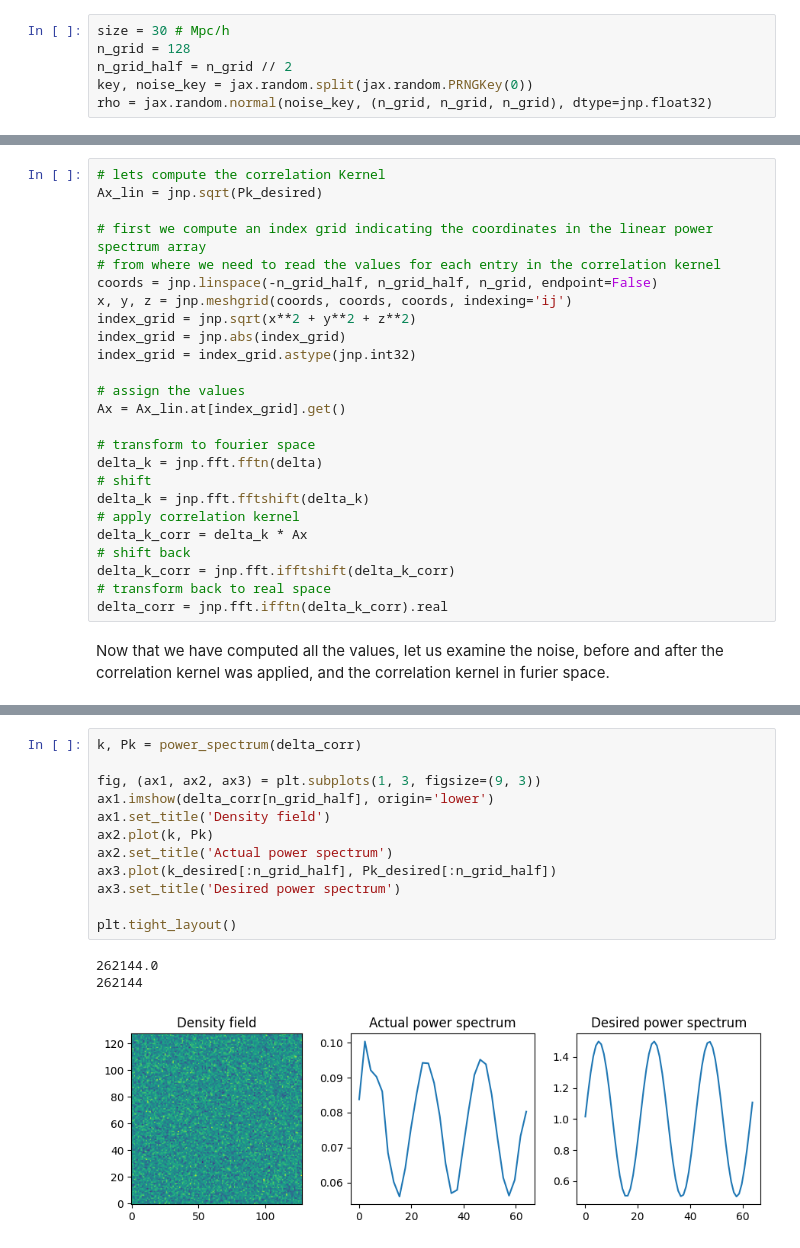
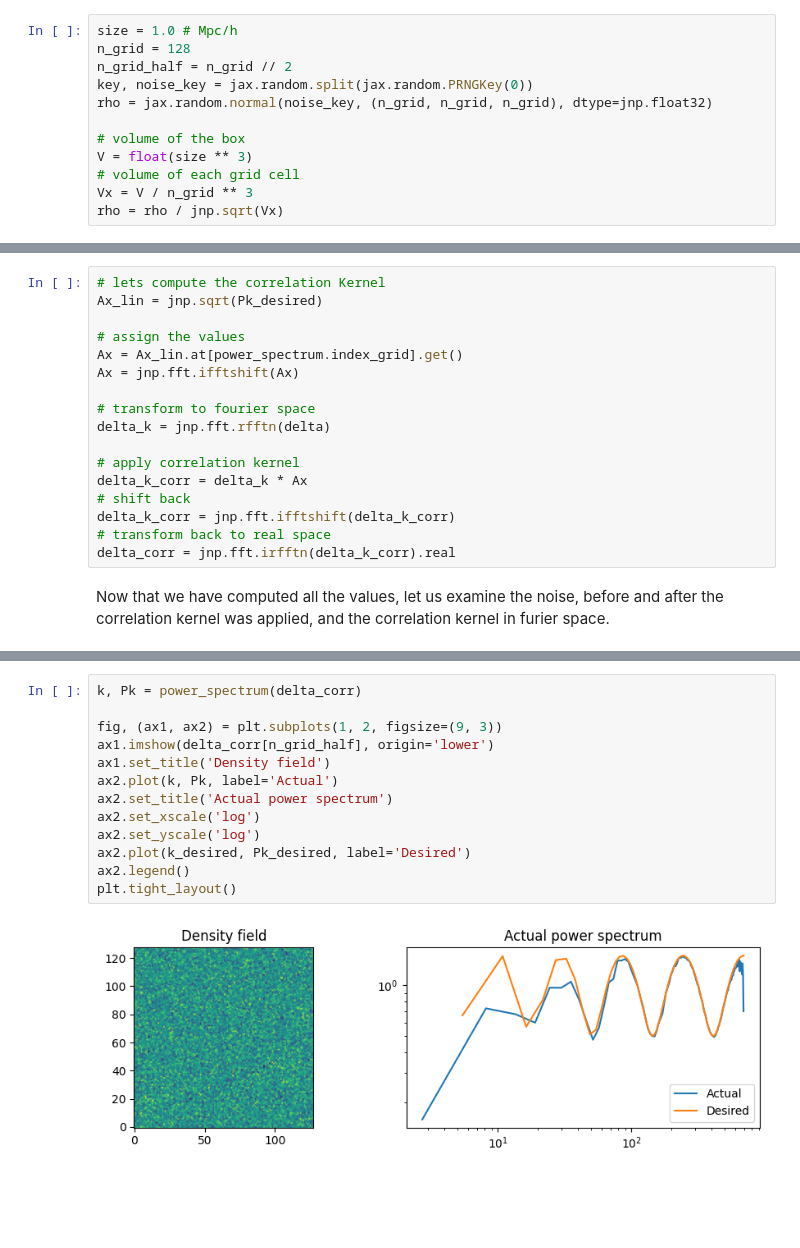
Before and after one commit to andrinr/IC-prediction, a Jupyter notebook: src/experiments/ic.ipynb, the cells around one changed output, grey strips where cells are left out. Saved outputs shown, nothing was run; the diff lists cells and outputs as text; blank space fills up the shorter version.

```diff
--- a/src/experiments/ic.ipynb
+++ b/src/experiments/ic.ipynb
@@ -11,8 +11,14 @@ import cosmax
 
 We start by generating some white noise $n(\mathbf{x})$. Hence we sample it from a random normal distribution.
 # %%
-size = 30 # Mpc/h
+size = 1.0 # Mpc/h
 n_grid = 128
 n_grid_half = n_grid // 2
 key, noise_key = jax.random.split(jax.random.PRNGKey(0))
 rho = jax.random.normal(noise_key, (n_grid, n_grid, n_grid), dtype=jnp.float32)
+
+# volume of the box
+V = float(size ** 3)
+# volume of each grid cell
+Vx = V / n_grid ** 3
+rho = rho / jnp.sqrt(Vx)
@@ -78,27 +74,19 @@ $$
 # lets compute the correlation Kernel
 Ax_lin = jnp.sqrt(Pk_desired)
 
-# first we compute an index grid indicating the coordinates in the linear power spectrum array
-# from where we need to read the values for each entry in the correlation kernel
-coords = jnp.linspace(-n_grid_half, n_grid_half, n_grid, endpoint=False)
-x, y, z = jnp.meshgrid(coords, coords, coords, indexing='ij')
-index_grid = jnp.sqrt(x**2 + y**2 + z**2)
-index_grid = jnp.abs(index_grid)
-index_grid = index_grid.astype(jnp.int32)
-
 # assign the values
-Ax = Ax_lin.at[index_grid].get()
+Ax = Ax_lin.at[power_spectrum.index_grid].get()
+Ax = jnp.fft.ifftshift(Ax)
 
 # transform to fourier space
-delta_k = jnp.fft.fftn(delta)
-# shift
-delta_k = jnp.fft.fftshift(delta_k)
+delta_k = jnp.fft.rfftn(delta)
+
 # apply correlation kernel
 delta_k_corr = delta_k * Ax
 # shift back
 delta_k_corr = jnp.fft.ifftshift(delta_k_corr)
 # transform back to real space
-delta_corr = jnp.fft.ifftn(delta_k_corr).real
+delta_corr = jnp.fft.irfftn(delta_k_corr).real
 # %% [markdown]
 Now that we have computed all the values, let us examine the noise, before and after the correlation kernel was applied, and the correlation kernel in furier space.
 # %%
@@ -123,16 +111,15 @@ Text(0.5, 1.0, 'Correlation Kernel')
 # %%
 k, Pk = power_spectrum(delta_corr)
 
-fig, (ax1, ax2, ax3) = plt.subplots(1, 3, figsize=(9, 3))
+fig, (ax1, ax2) = plt.subplots(1, 2, figsize=(9, 3))
 ax1.imshow(delta_corr[n_grid_half], origin='lower')
 ax1.set_title('Density field')
-ax2.plot(k, Pk)
+ax2.plot(k, Pk, label='Actual')
 ax2.set_title('Actual power spectrum')
-ax3.plot(k_desired[:n_grid_half], Pk_desired[:n_grid_half])
-ax3.set_title('Desired power spectrum')
-
+ax2.set_xscale('log')
+ax2.set_yscale('log')
+ax2.plot(k_desired, Pk_desired, label='Desired')
+ax2.legend()
 plt.tight_layout()
 # %% [output]
-262144.0
-262144
-[figure, old version]
+[figure, new version]
```
Also changed, not shown: parts of 3 cells of this notebook.
